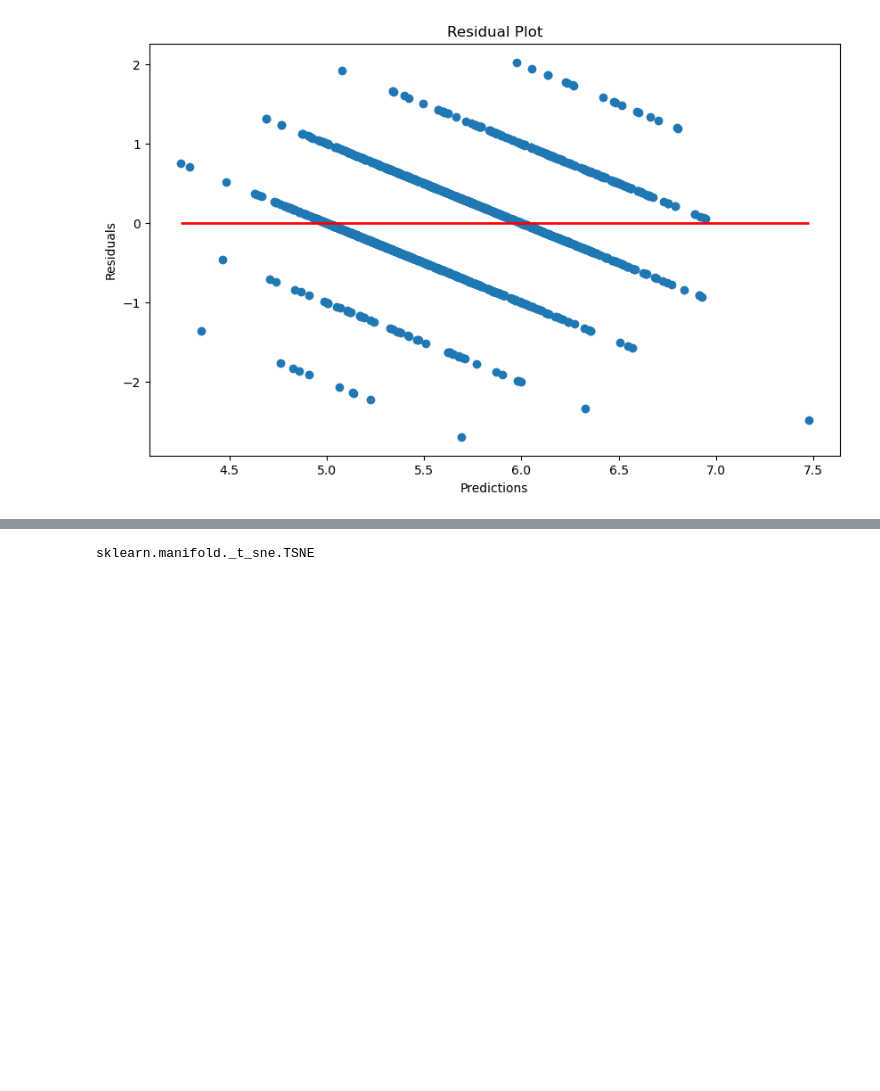
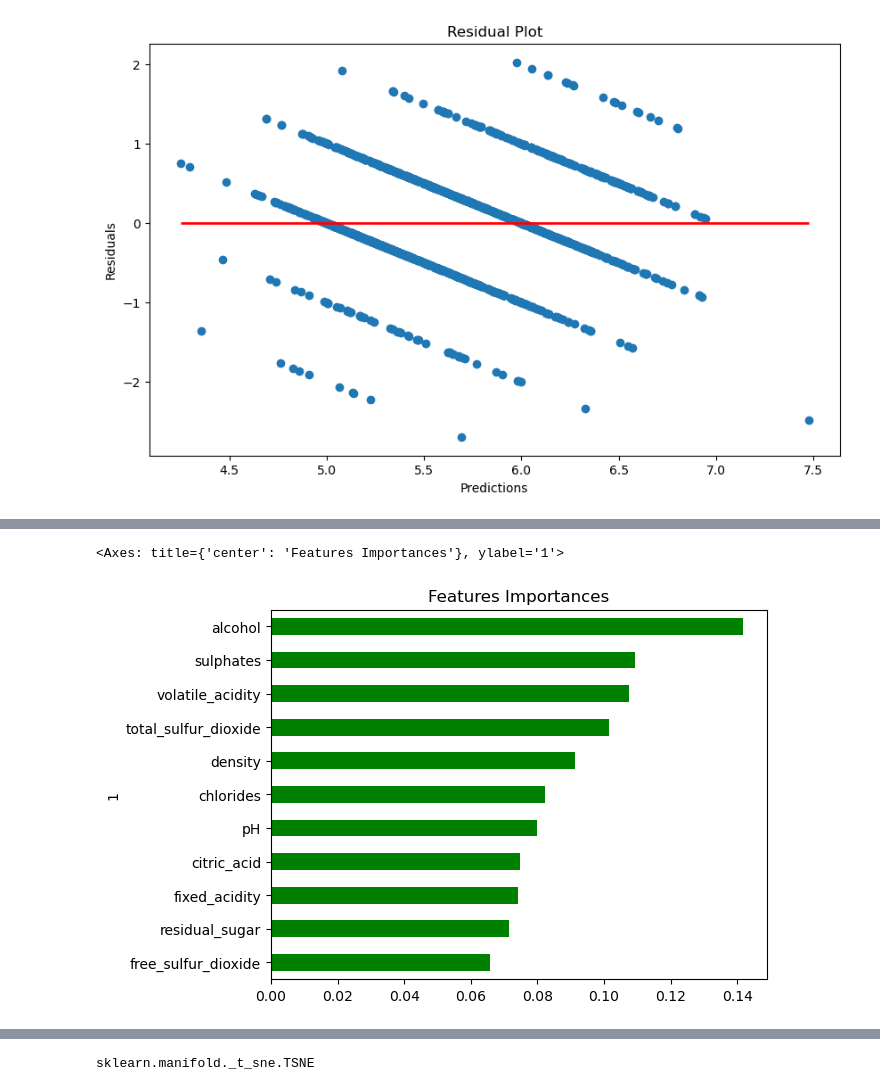
Before and after one commit to Berli85/Project4_Team2, a Jupyter notebook: combined_dataset/regression_analysis.ipynb, the cells around one changed output, grey strips where cells are left out. Saved outputs shown, nothing was run; the diff lists cells and outputs as text; code cells hidden in the pictures; blank space fills up the shorter version.

```diff
--- a/eda/regression_analysis.ipynb
+++ b/combined_dataset/regression_analysis.ipynb
@@ -430,0 +425,14 @@ plt.show()
+# %%
+# Fitting Standard Scaller
+X_scaler = scaler.fit(X_train)
+# %%
+# Scaling data
+X_train_scaled = X_scaler.transform(X_train)
+X_test_scaled = X_scaler.transform(X_test)
+# %%
+# Fitting the Random Forest Model
+# Create a random forest classifier
+rf_model = RandomForestClassifier(n_estimators=500, random_state=78)
+# %%
+# Fitting the model
+rf_model = rf_model.fit(X_train_scaled, y_train)
@@ -430,0 +500,11 @@ plt.show()
+# %%
+# Visualize the features by importance
+importances_df = pd.DataFrame(sorted(zip(rf_model.feature_importances_, X.columns), reverse=True))
+importances_df.set_index(importances_df[1], inplace=True)
+importances_df.drop(columns=1, inplace=True)
+importances_df.rename(columns={0: 'Feature Importances'}, inplace=True)
+importances_sorted = importances_df.sort_values(by='Feature Importances')
+importances_sorted.plot(kind='barh', color='green', title= 'Features Importances', legend=False)
+# %% [output]
+<Axes: title={'center': 'Features Importances'}, ylabel='1'>
+[figure, added]
```
Also changed, not shown: parts of 32 cells of this notebook, 9 other files.
